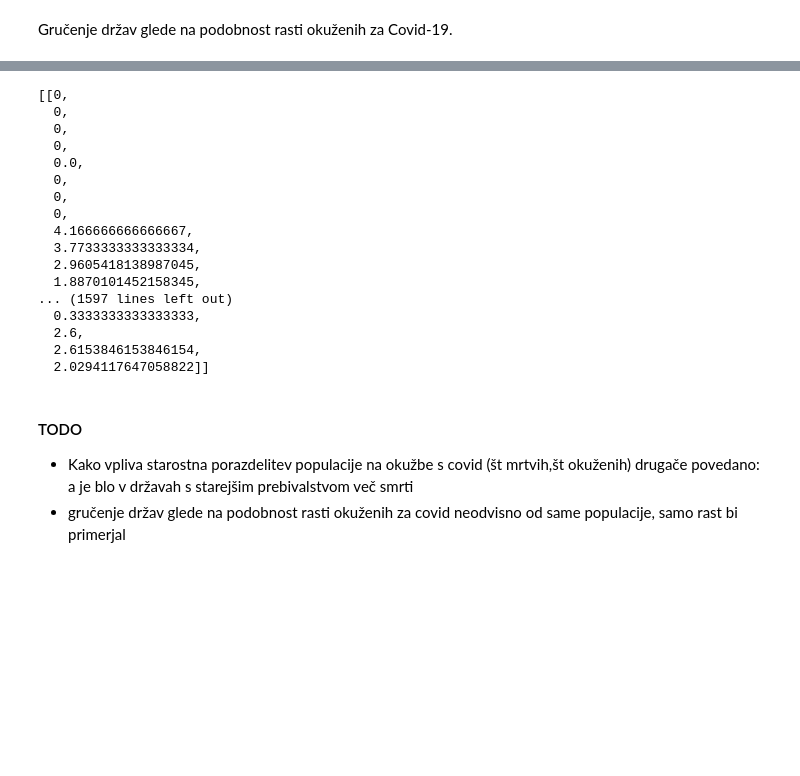
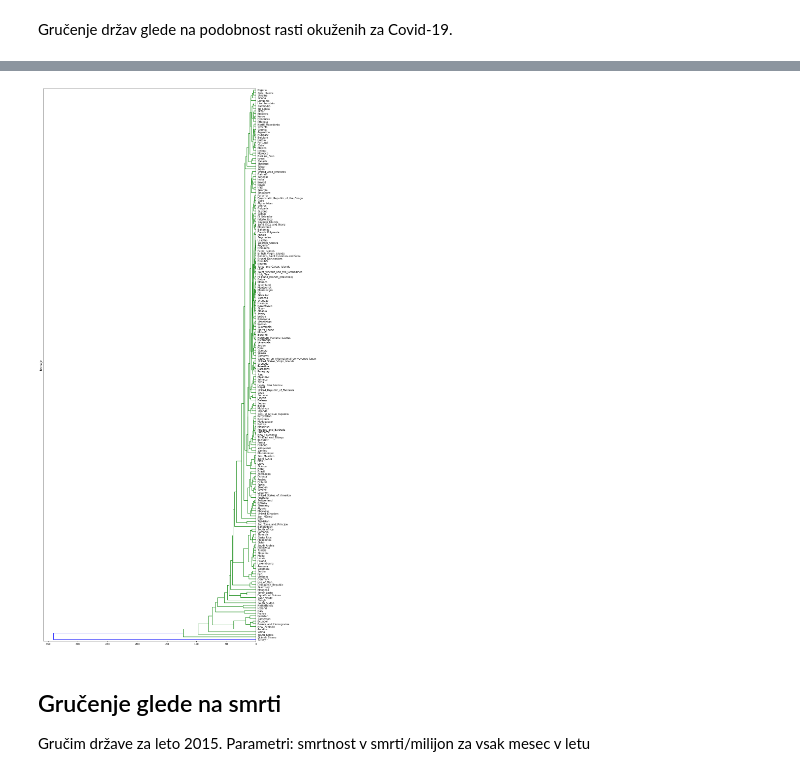
Before and after one commit to Zan-23/PR20NERJZ, a Jupyter notebook: notebooks/JakaRizmal.ipynb, the cells around one changed output, grey strips where cells are left out. Saved outputs shown, nothing was run; the diff lists cells and outputs as text; code cells hidden in the pictures; blank space fills up the shorter version.

```diff
--- a/notebooks/JakaRizmal.ipynb
+++ b/notebooks/JakaRizmal.ipynb
@@ -68,7 +59,8 @@ for country in weeklyStats.keys():
 # %%
 import random
 random.seed(66)
-labels = random.sample(list(weeklyCoefs.keys()),100)
+# labels = random.sample(list(weeklyCoefs.keys()),100)
+labels = weeklyCoefs.keys()
 
 caseMatrix = []
 deathMatrix = []
@@ -93,24 +82,12 @@ dendogram = sch.dendrogram(linkage, labels=labels,leaf_font_size=25)
-# %%
-caseMatrix
-# %% [output]
-[[0,
-  0,
-  0,
-  0,
-  0.0,
-  0,
-  0,
-  0,
-  4.166666666666667,
-  3.7733333333333334,
-  2.9605418138987045,
-  1.8870101452158345,
-... (1597 lines left out)
-  0.3333333333333333,
-  2.6,
-  2.6153846153846154,
-  2.0294117647058822]]
-# %% [markdown]
-#### TODO
-* Kako vpliva starostna porazdelitev populacije na okužbe s covid (št mrtvih,št okuženih) drugače povedano: a je blo v državah s starejšim prebivalstvom več smrti
-* gručenje držav glede na podobnost rasti okuženih za covid neodvisno od same populacije, samo rast bi primerjal
+# %%
+plt.figure(figsize=(15, 40))
+dendogram = sch.dendrogram(linkage, labels=labels,orientation="left", leaf_font_size=10)
+# plt.plot([0, 100], [t, t], "k--")
+plt.ylabel("Razdalje")
+plt.show()
+# %% [output]
+[figure, added]
+# %% [markdown]
+## Gručenje glede na smrti
+
+Gručim države za leto 2015. Parametri: smrtnost v smrti/milijon za vsak mesec v letu
```
Also changed, not shown: parts of 3 cells of this notebook, 1 other file.
